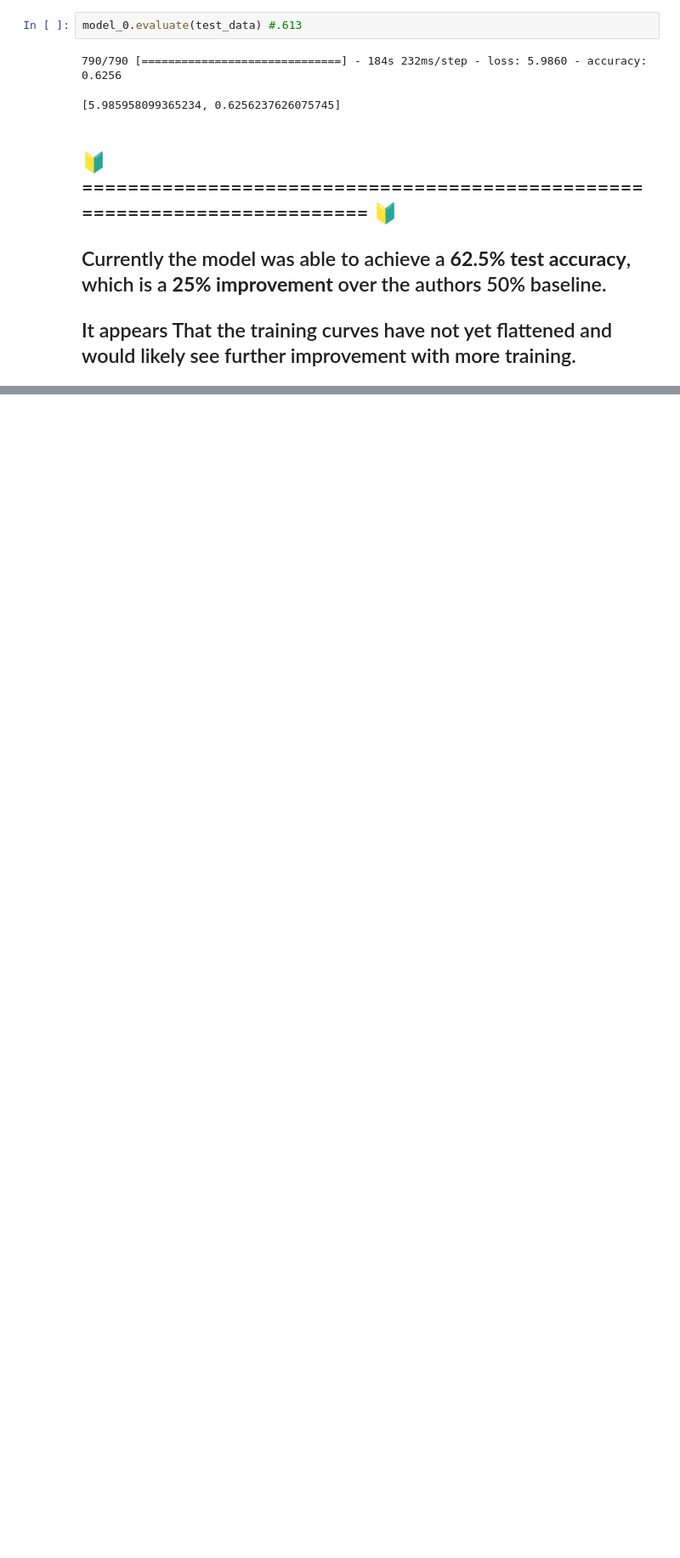
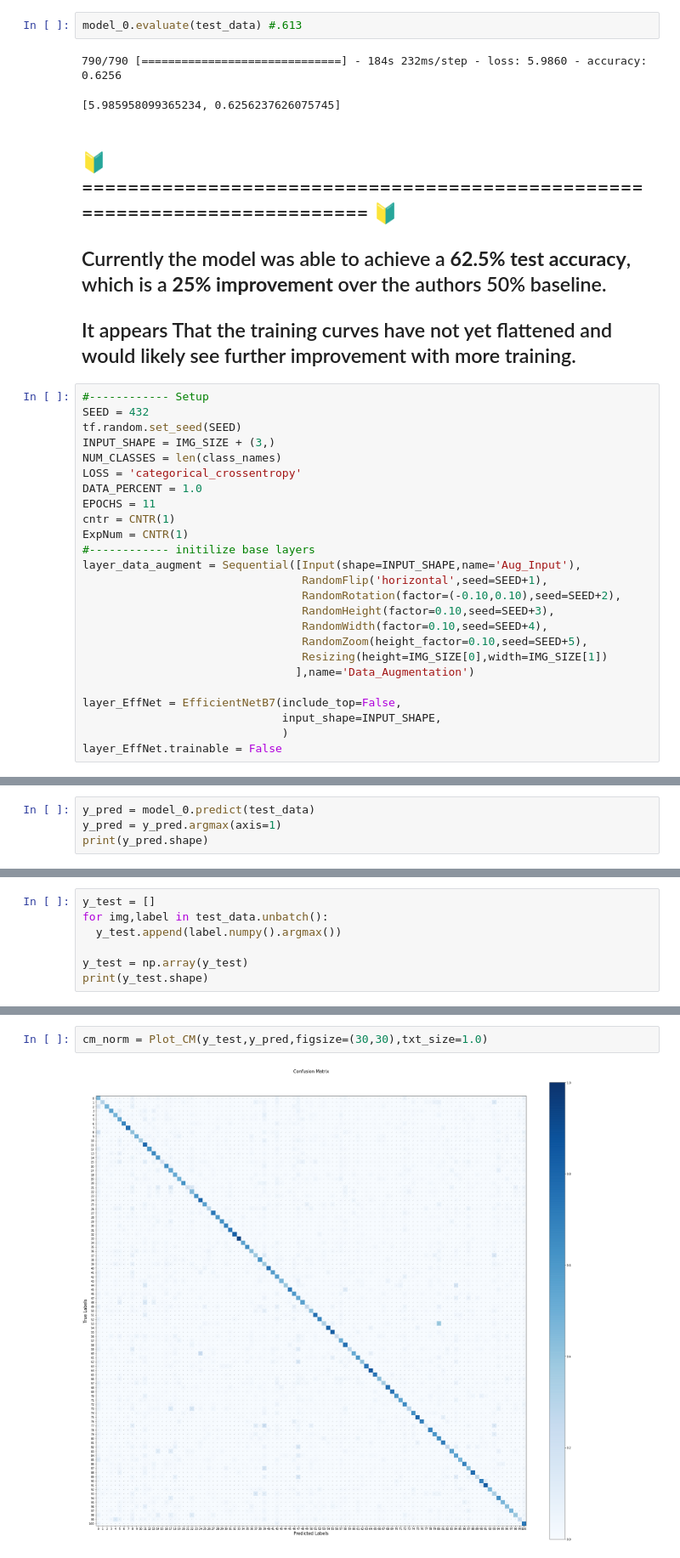
Before and after one commit to delta2echo/tensorflow_portfolio, a Jupyter notebook: 04_Transfer_Learning/04_Transfer_Learning_Project.ipynb, the cells around one changed output, grey strips where cells are left out. Shown at 85% size. Saved outputs shown, nothing was run; the diff lists cells and outputs as text; blank space fills up the shorter version.

```diff
--- a/04_Transfer_Learning/04_Transfer_Learning_Project.ipynb
+++ b/04_Transfer_Learning/04_Transfer_Learning_Project.ipynb
@@ -617,3 +608,28 @@ model_0.evaluate(test_data) #.613
 ## Currently the model was able to achieve a **62.5% test accuracy**, which is a **25% improvement** over the authors 50% baseline.
 
 ## It appears That the training curves have not yet flattened and would likely see further improvement with more training.
+# %%
+#------------ Setup
+SEED = 432
+tf.random.set_seed(SEED)
+INPUT_SHAPE = IMG_SIZE + (3,)
+NUM_CLASSES = len(class_names)
+LOSS = 'categorical_crossentropy'
+DATA_PERCENT = 1.0
+EPOCHS = 11
+cntr = CNTR(1)
+ExpNum = CNTR(1)
+#------------ initilize base layers
+layer_data_augment = Sequential([Input(shape=INPUT_SHAPE,name='Aug_Input'),
+                                 RandomFlip('horizontal',seed=SEED+1),
+                                 RandomRotation(factor=(-0.10,0.10),seed=SEED+2),
+                                 RandomHeight(factor=0.10,seed=SEED+3),
+                                 RandomWidth(factor=0.10,seed=SEED+4),
+                                 RandomZoom(height_factor=0.10,seed=SEED+5),
+                                 Resizing(height=IMG_SIZE[0],width=IMG_SIZE[1])
+                                ],name='Data_Augmentation')
+
+layer_EffNet = EfficientNetB7(include_top=False,
+                              input_shape=INPUT_SHAPE,
+                              )
+layer_EffNet.trainable = False
@@ -619,0 +754,4 @@ model_0.evaluate(test_data) #.613
+# %%
+y_pred = model_0.predict(test_data)
+y_pred = y_pred.argmax(axis=1)
+print(y_pred.shape)
@@ -619,0 +760,7 @@ model_0.evaluate(test_data) #.613
+# %%
+y_test = []
+for img,label in test_data.unbatch():
+  y_test.append(label.numpy().argmax())
+
+y_test = np.array(y_test)
+print(y_test.shape)
@@ -619,0 +769,4 @@ model_0.evaluate(test_data) #.613
+# %%
+cm_norm = Plot_CM(y_test,y_pred,figsize=(30,30),txt_size=1.0)
+# %% [output]
+[figure, added]
```
Also changed, not shown: parts of 23 cells of this notebook.
